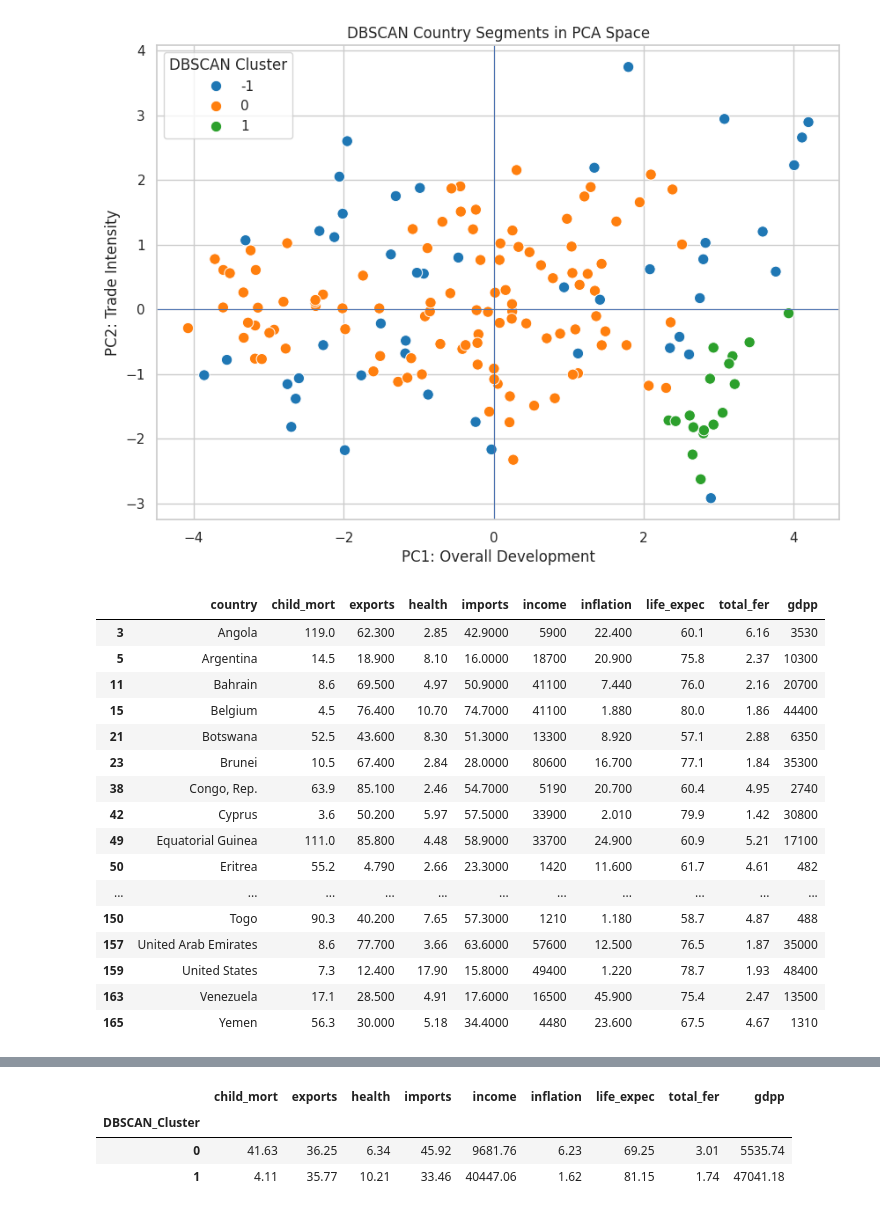
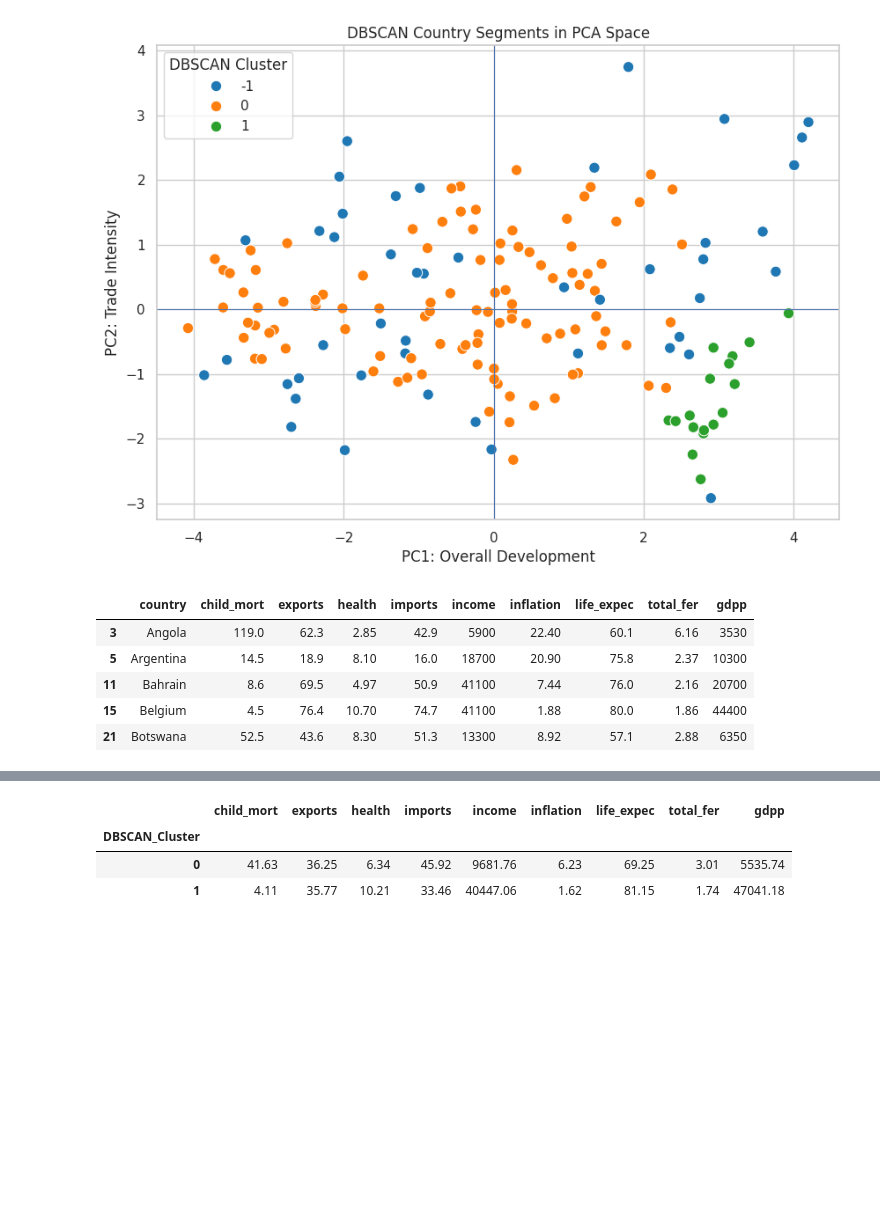
Before and after one commit to krishnasaijoga/ScalerCaseStudies, a Jupyter notebook: UncoveringHiddenCountrySegmentsCS.ipynb, the cells around one changed output, grey strips where cells are left out. Saved outputs shown, nothing was run; the diff lists cells and outputs as text; code cells hidden in the pictures; blank space fills up the shorter version.

```diff
--- a/UncoveringHiddenCountrySegmentsCS.ipynb
+++ b/UncoveringHiddenCountrySegmentsCS.ipynb
@@ -1266,31 +1168,20 @@ plt.show()
 # %%
 noise_countries = (
     df_results.loc[
         df_results['DBSCAN_Cluster'] == -1,
         ['country'] + list(num_cols)
     ]
     .sort_values('country')
 )
 
-noise_countries
+noise_countries.head()
 # %% [output]
 |  | country | child_mort | exports | health | imports | income | inflation | life_expec | total_fer | gdpp |
-| 3 | Angola | 119.0 | 62.300 | 2.85 | 42.9000 | 5900 | 22.400 | 60.1 | 6.16 | 3530 |
-| 5 | Argentina | 14.5 | 18.900 | 8.10 | 16.0000 | 18700 | 20.900 | 75.8 | 2.37 | 10300 |
-| 11 | Bahrain | 8.6 | 69.500 | 4.97 | 50.9000 | 41100 | 7.440 | 76.0 | 2.16 | 20700 |
-| 15 | Belgium | 4.5 | 76.400 | 10.70 | 74.7000 | 41100 | 1.880 | 80.0 | 1.86 | 44400 |
-| 21 | Botswana | 52.5 | 43.600 | 8.30 | 51.3000 | 13300 | 8.920 | 57.1 | 2.88 | 6350 |
-| 23 | Brunei | 10.5 | 67.400 | 2.84 | 28.0000 | 80600 | 16.700 | 77.1 | 1.84 | 35300 |
-| 38 | Congo, Rep. | 63.9 | 85.100 | 2.46 | 54.7000 | 5190 | 20.700 | 60.4 | 4.95 | 2740 |
-| 42 | Cyprus | 3.6 | 50.200 | 5.97 | 57.5000 | 33900 | 2.010 | 79.9 | 1.42 | 30800 |
-| 49 | Equatorial Guinea | 111.0 | 85.800 | 4.48 | 58.9000 | 33700 | 24.900 | 60.9 | 5.21 | 17100 |
-| 50 | Eritrea | 55.2 | 4.790 | 2.66 | 23.3000 | 1420 | 11.600 | 61.7 | 4.61 | 482 |
-| ... | ... | ... | ... | ... | ... | ... | ... | ... | ... | ... |
-| 150 | Togo | 90.3 | 40.200 | 7.65 | 57.3000 | 1210 | 1.180 | 58.7 | 4.87 | 488 |
-| 157 | United Arab Emirates | 8.6 | 77.700 | 3.66 | 63.6000 | 57600 | 12.500 | 76.5 | 1.87 | 35000 |
-| 159 | United States | 7.3 | 12.400 | 17.90 | 15.8000 | 49400 | 1.220 | 78.7 | 1.93 | 48400 |
-| 163 | Venezuela | 17.1 | 28.500 | 4.91 | 17.6000 | 16500 | 45.900 | 75.4 | 2.47 | 13500 |
-| 165 | Yemen | 56.3 | 30.000 | 5.18 | 34.4000 | 4480 | 23.600 | 67.5 | 4.67 | 1310 |
+| 3 | Angola | 119.0 | 62.3 | 2.85 | 42.9 | 5900 | 22.40 | 60.1 | 6.16 | 3530 |
+| 5 | Argentina | 14.5 | 18.9 | 8.10 | 16.0 | 18700 | 20.90 | 75.8 | 2.37 | 10300 |
+| 11 | Bahrain | 8.6 | 69.5 | 4.97 | 50.9 | 41100 | 7.44 | 76.0 | 2.16 | 20700 |
+| 15 | Belgium | 4.5 | 76.4 | 10.70 | 74.7 | 41100 | 1.88 | 80.0 | 1.86 | 44400 |
+| 21 | Botswana | 52.5 | 43.6 | 8.30 | 51.3 | 13300 | 8.92 | 57.1 | 2.88 | 6350 |
 # %%
 noise_countries_pca = (
     x_pca_df.loc[
```
Also changed, not shown: parts of 6 cells of this notebook.
